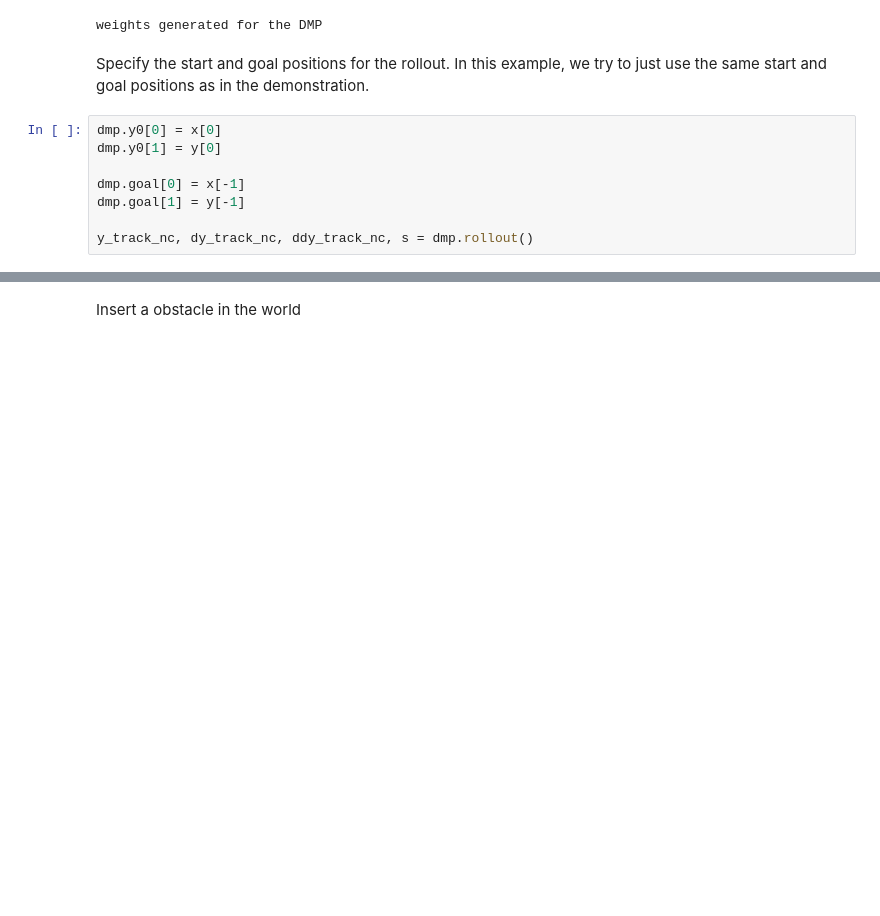
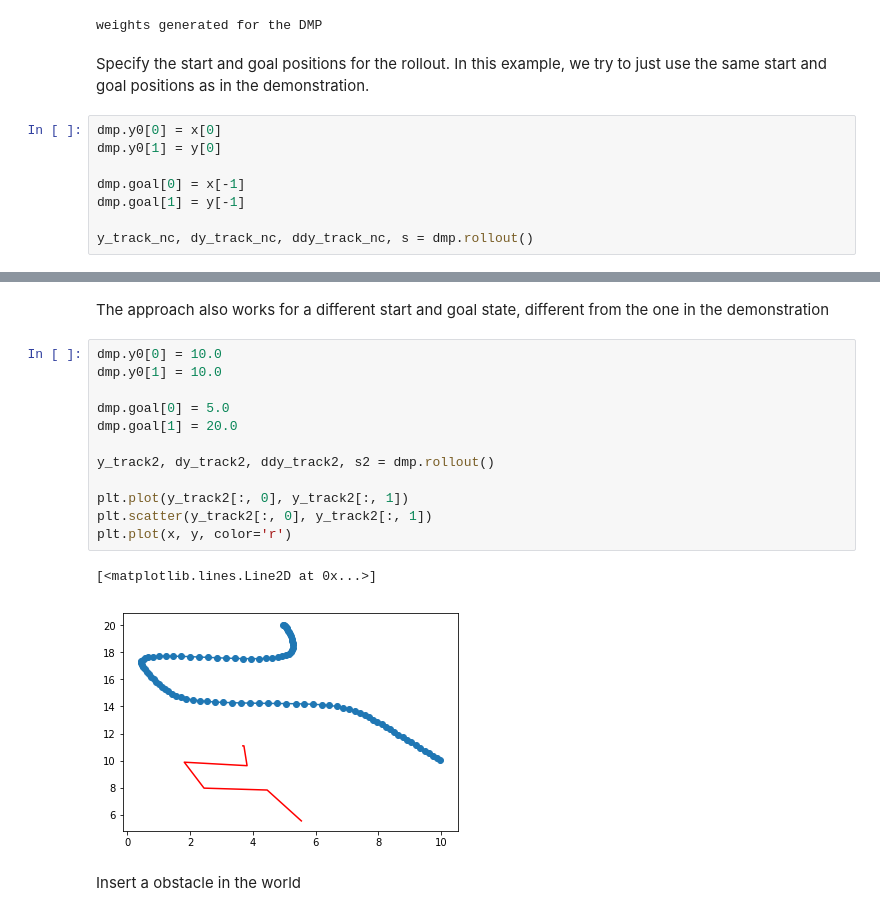
Before and after one commit to gutsy-robot/pydmps, a Jupyter notebook: pydmps/dmp_obstacle_avoidance_algo.ipynb, the cells around one changed output, grey strips where cells are left out. Drawn from its saved outputs; the diff is of its cells as text; blank space fills up the shorter version.

```diff
--- a/pydmps/dmp_obstacle_avoidance_algo.ipynb
+++ b/pydmps/dmp_obstacle_avoidance_algo.ipynb
@@ -60,3 +58,20 @@ plt.show()
+# %% [markdown]
+The approach also works for a different start and goal state, different from the one in the demonstration
+# %%
+dmp.y0[0] = 10.0
+dmp.y0[1] = 10.0
+
+dmp.goal[0] = 5.0
+dmp.goal[1] = 20.0
+
+y_track2, dy_track2, ddy_track2, s2 = dmp.rollout()
+
+plt.plot(y_track2[:, 0], y_track2[:, 1])
+plt.scatter(y_track2[:, 0], y_track2[:, 1])
+plt.plot(x, y, color='r')
+# %% [output]
+[<matplotlib.lines.Line2D at 0x...>]
+[figure, added]
 # %% [markdown]
 Insert a obstacle in the world
 # %%
```
Also changed, not shown: parts of 9 cells of this notebook.
